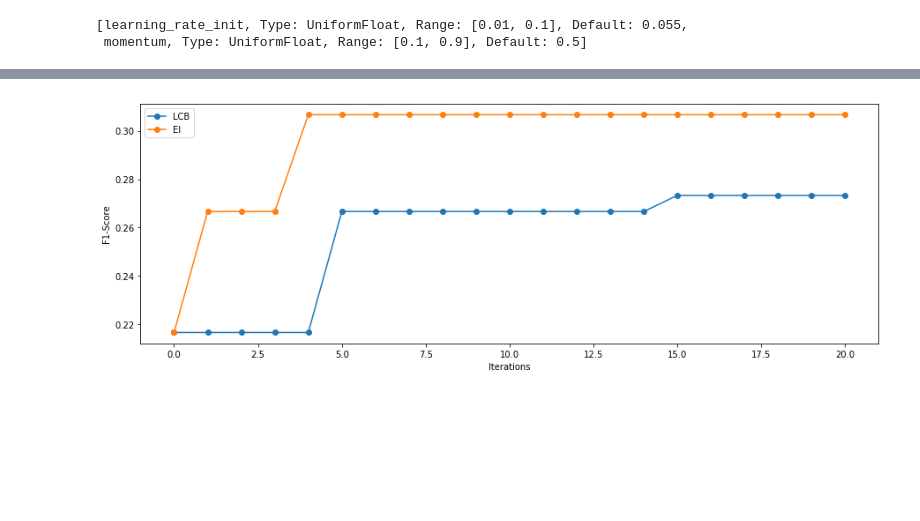
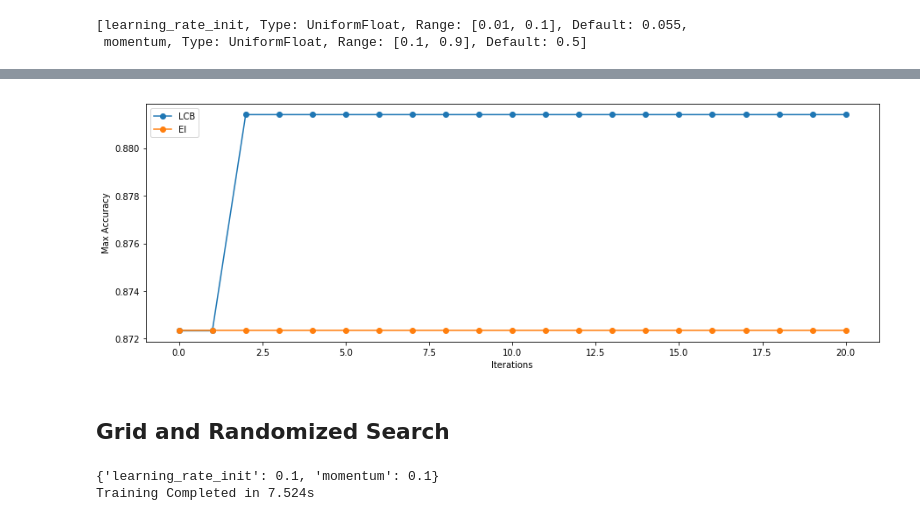
Before and after one commit to pkasela/SecondYear-Assignments, a Jupyter notebook: AML/Assignment5/Assignment5.ipynb, the cells around one changed output, grey strips where cells are left out. Cells and saved outputs as stored; diff of their text form; code cells hidden in the pictures; blank space fills up the shorter version.

```diff
--- a/AML/Assignment5/Assignment5.ipynb
+++ b/AML/Assignment5/Assignment5.ipynb
@@ -11,6 +11,8 @@ from typing import  List, Union, Type, Callable
 %matplotlib inline
 
 BIG_SEED = 132 #random seed for later
+score_metric = 'accuracy'
+label_metric = 'Accuracy'
 # %%
 df = pd.read_csv('data.csv')
 # %%
@@ -56,6 +141,9 @@ cs.add_hyperparameters([lr, momentum])
 # %%
 def MLP_score_1(conf: Union[Type[ConfigurationSpace], dict]) -> float:
     """
+    Basically takes a configuration does a 10-CV and return the average
+    score, the average score is modified so it gets minimized, for example
+    accuracy is converted into error.
     PARAMETERS
     ----------
     @conf   is a ConfigurationSpace Object, but it acts as a dictionary
@@ -69,7 +157,8 @@ def MLP_score_1(conf: Union[Type[ConfigurationSpace], dict]) -> float:
     using CV with 10 folds
     """
 
-    rseed = int(conf['momentum']*conf['learning_rate_init']*5000)
+    #rseed = int(conf['momentum']*conf['learning_rate_init']*5000)
+    rseed = BIG_SEED
     MLPclf = MLPClassifier(hidden_layer_sizes=(4,2,), momentum = conf['momentum'],
                           learning_rate_init = conf['learning_rate_init'],
                           random_state=rseed)
@@ -77,9 +166,6 @@ def MLP_score_1(conf: Union[Type[ConfigurationSpace], dict]) -> float:
     skf = StratifiedKFold(n_splits=10, random_state=BIG_SEED)
     X = df.drop('Class', axis=1).values
     y = df.Class
-    score = cross_val_score(MLPclf, X, y, cv=skf, scoring='f1')
-    #print(conf['learning_rate_init'], conf['momentum'], np.mean(score))
-    #scores = cross_validate(MLPclf, X, y, cv=10, scoring=['accuracy','f1', 'recall', 'precision'])
-    #print(conf['learning_rate_init'], conf['momentum'], np.mean(scores['test_f1']),
-    #      np.mean(scores['test_recall']), np.mean(scores['test_precision']), np.mean(scores['test_accuracy']))
+    score = cross_val_score(MLPclf, X, y, cv=skf, scoring=score_metric)
+    print(conf['learning_rate_init'], conf['momentum'], np.mean(score))
     return 1 - np.mean(score)  # it needs to Minimize it!
@@ -174,0 +172,10 @@ plt.plot(smac_EI.get_X_y()[1])
+# %%
+#Use bo and LCB
+smac_LCB = optimizer('bo', cs, obj_function=MLP_score_1,
+                     acquisition_type='LCB', n_iter=25,
+                     init_points=5, seed=BIG_SEED)
+#plot the value for each iteration done
+plt.plot(smac_LCB.get_X_y()[1])
+plt.ylabel(label_metric)
+plt.xlabel('Iterations')
+plt.show()
@@ -174,0 +214,10 @@ plt.plot(smac_EI.get_X_y()[1])
+# %%
+#Use bo and EI
+smac_EI = optimizer('bo', cs, obj_function=MLP_score_1,
+                    acquisition_type='EI', n_iter=25,
+                    init_points=5, seed=BIG_SEED)
+#plot the value for each iteration done
+plt.plot(smac_EI.get_X_y()[1])
+plt.ylabel(label_metric)
+plt.xlabel('Iterations')
+plt.show()
@@ -175,10 +252,13 @@ plt.plot(smac_EI.get_X_y()[1])
 # %%
+#Compare the two models removing the initial 5 points keeping only the best of them.
 plt.figure(figsize=(15,5))
 plt.plot(1-np.minimum.accumulate(smac_LCB.get_X_y()[1])[4:], 'o-') #0,1,2,3,4 sono i punti iniziali
 plt.plot(1-np.minimum.accumulate(smac_EI.get_X_y()[1])[4:], 'o-')
 plt.legend(['LCB','EI'])
-plt.ylabel('F1-Score')
+plt.ylabel('Max '+label_metric)
 plt.xlabel('Iterations')
 plt.show()
 # %% [output]
-[figure, old version]
+[figure, new version]
+# %% [markdown]
+## Grid and Randomized Search
@@ -184,0 +268,18 @@ plt.show()
+# %%
+#create the configuration grid with 5 element for each hyperparameter
+conf_grid = {'learning_rate_init':np.linspace(0.01, 0.1, num=5),
+             'momentum':np.linspace(0.1, 0.9, num=5)}
+
+MLP_GS = GridSearchCV(MLPClassifier(hidden_layer_sizes=(4,2,),random_state=BIG_SEED),
+                      conf_grid, scoring=score_metric, cv=10, n_jobs=-1) #n_jobs=-1 parallelize the computation
+
+t_0 = time()
+skf = StratifiedKFold(n_splits=10, random_state=BIG_SEED)
+X = df.drop('Class', axis=1).values
+y = df.Class
+MLP_GS = MLP_GS.fit(X, y)
+print(MLP_GS.best_params_)
+print("Training Completed in %0.3fs" % (time() - t_0))
+# %% [output]
+{'learning_rate_init': 0.1, 'momentum': 0.1}
+Training Completed in 7.524s
```
Also changed, not shown: parts of 25 cells of this notebook, 1 other file.
